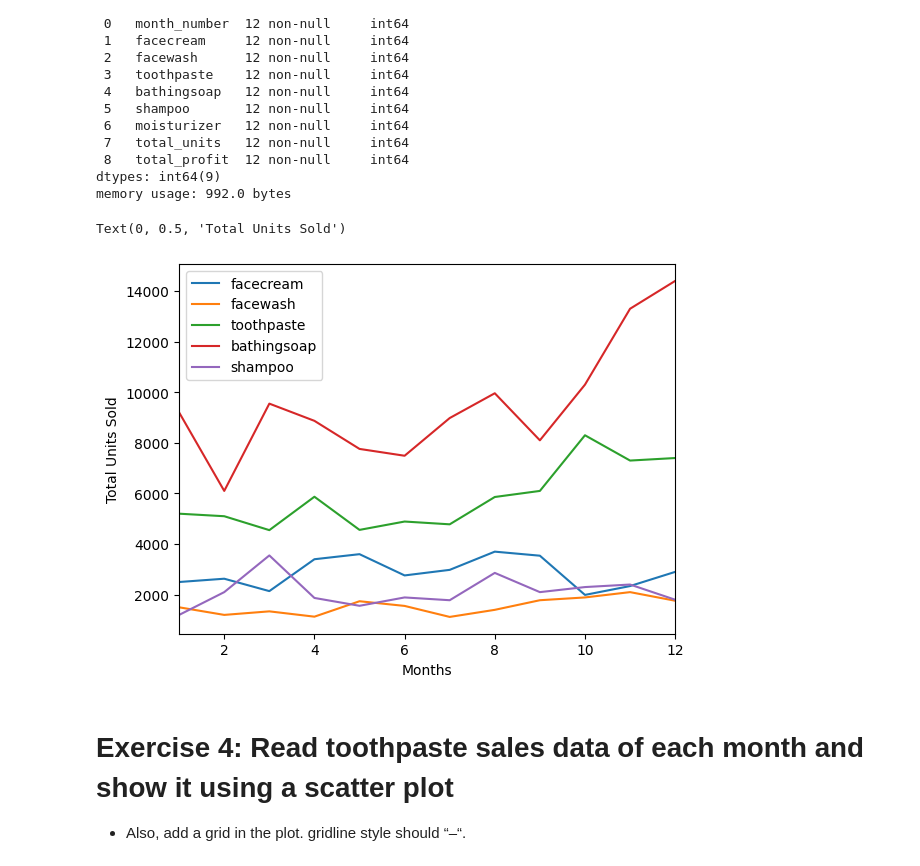
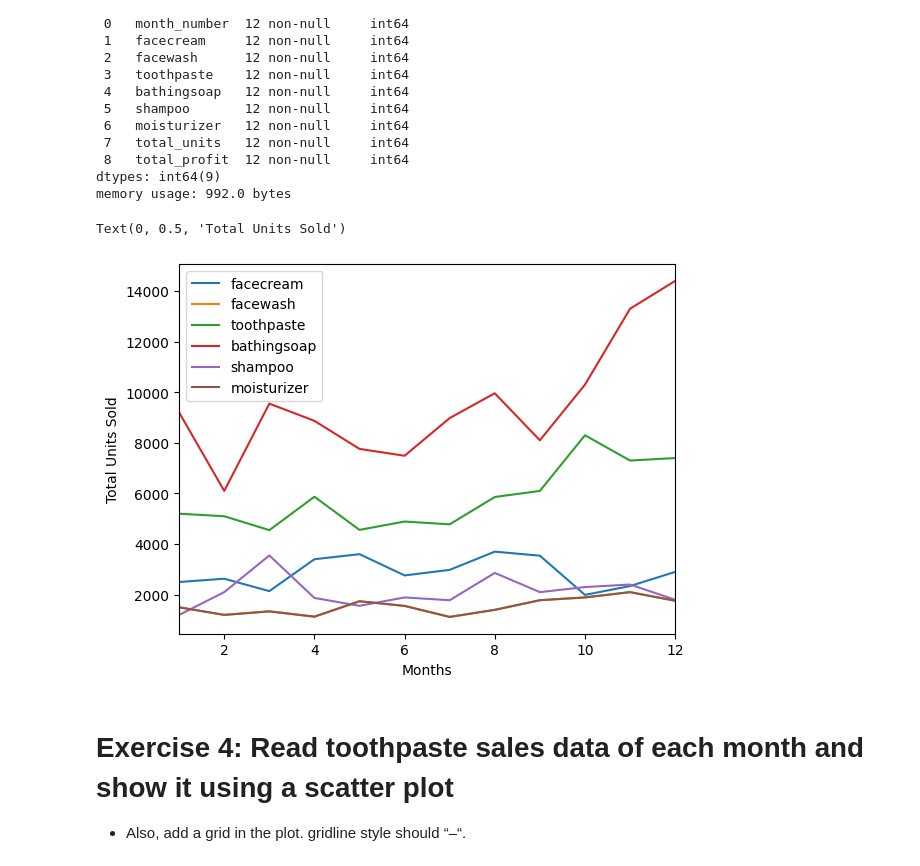
Before and after one commit to jia-von/junior-data-analyst, a Jupyter notebook: 20230721/activity_matplotlib.ipynb, the cells around one changed output. Cells and saved outputs as stored; diff of their text form; code cells hidden in the pictures.

```diff
--- a/20230721/activity_matplotlib.ipynb
+++ b/20230721/activity_matplotlib.ipynb
@@ -75,15 +75,15 @@ dtypes: int64(9)
 memory usage: 992.0 bytes
 # %%
 x_month = df['month_number']
-y_products = df.iloc[:,1:6]
+y_products = df.iloc[:,1:7]
 plt.plot(x_month,y_products,label=y_products.columns)
 plt.legend()
 plt.xlim(1,12)
 plt.xlabel('Months')
 plt.ylabel('Total Units Sold')
 # %% [output]
 Text(0, 0.5, 'Total Units Sold')
-[figure, old version]
+[figure, new version]
 # %% [markdown]
 # Exercise 4: Read toothpaste sales data of each month and show it using a scatter plot
 - Also, add a grid in the plot. gridline style should “–“.
```
Also changed, not shown: parts of 5 cells of this notebook.
